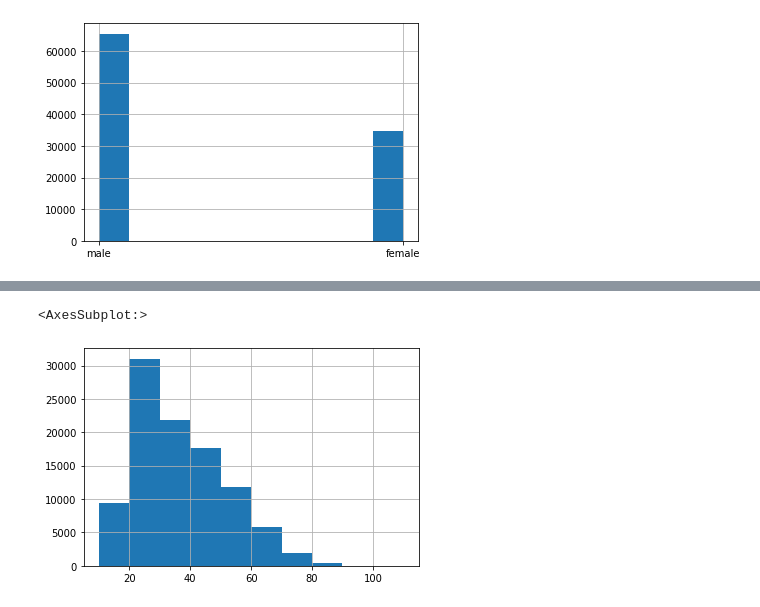
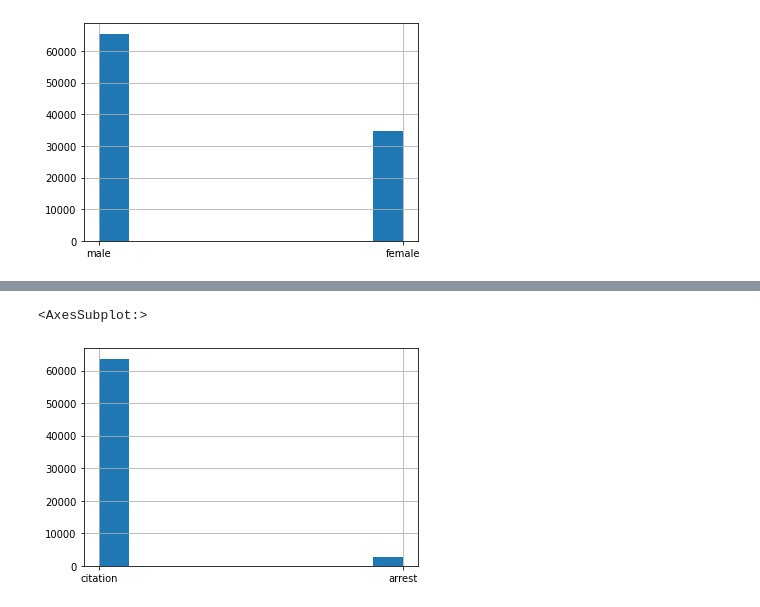
Before and after one commit to plotguy/police_stops_analysis, a Jupyter notebook: analysis/shay_analysis.ipynb, the cells around one changed output, grey strips where cells are left out. Cells and saved outputs as stored; diff of their text form; code cells hidden in the pictures.

```diff
--- a/analysis/shay_analysis.ipynb
+++ b/analysis/shay_analysis.ipynb
@@ -6,6 +7,6 @@ import matplotlib as plt
 pd.set_option('display.max_columns', None)
 # %%
-data_path = '../data/'
+data_path = '/Users/abalwally/src/akshay_learning/police_stops_analysis/data/'
 sc_data = 'sc_statewide_2020_04_01.csv'
 # %%
-df = pd.read_csv(data_path + sc_data)
+df = pd.read_csv(data_path + sc_data, nrows=100000)
@@ -22,0 +35,4 @@ df.head()
+# %%
+# dumb
+df['year_as_int'] = df.date.apply(lambda x: int(x[:4]))
+df['year_as_int'].hist()
@@ -33,5 +110,5 @@ df['subject_race'].hist()
 # %%
-df['subject_age'].hist()
+df.outcome.hist()
 # %% [output]
 <AxesSubplot:>
-[figure, old version]
+[figure, new version]
```
Also changed, not shown: parts of 34 cells of this notebook, 1 other file.
